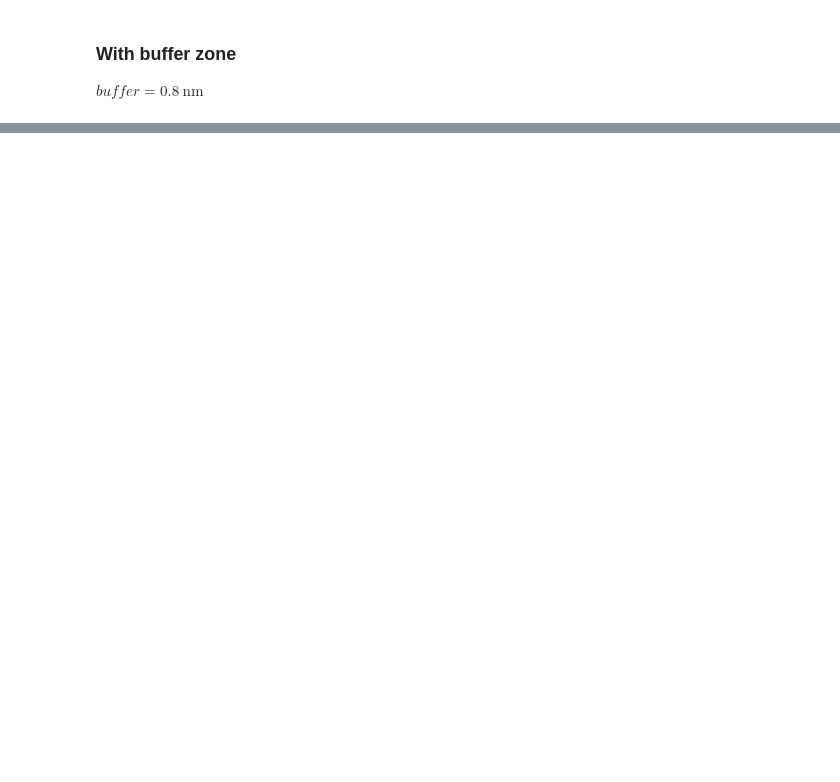
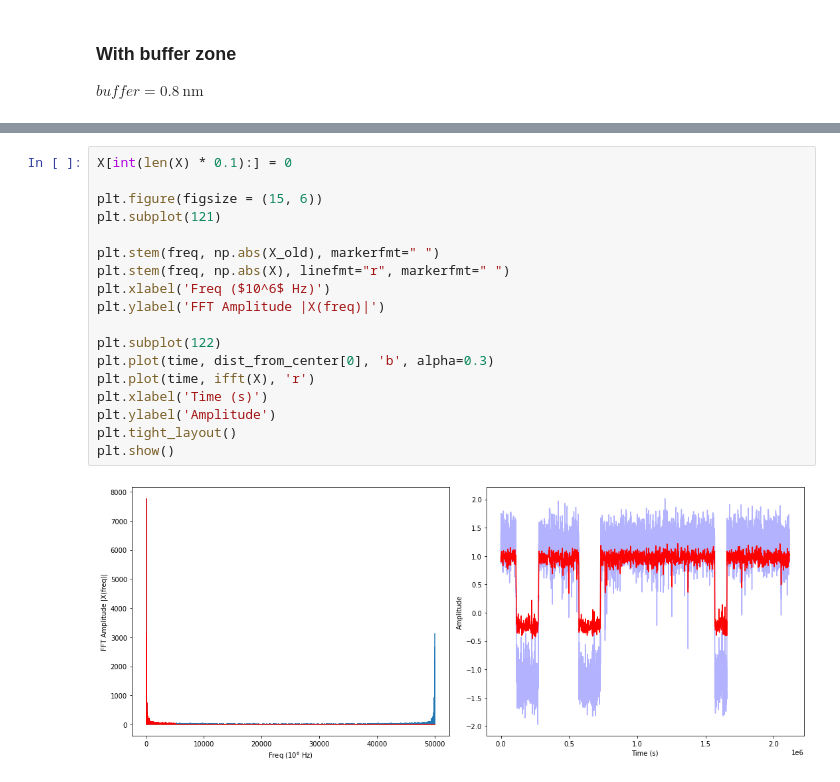
Before and after one commit to KoenWestendorp/programming-for-life-sciences, a Jupyter notebook: assignment_3/cholesterol/cholesterol.ipynb, the cells around one changed output, grey strips where cells are left out. Drawn from its saved outputs; the diff is of its cells as text; blank space fills up the shorter version.

```diff
--- a/assignment_3/cholesterol/cholesterol.ipynb
+++ b/assignment_3/cholesterol/cholesterol.ipynb
@@ -203,0 +246,20 @@ Average residence time between flips: 0.011054 𝜇s
+# %%
+X[int(len(X) * 0.1):] = 0
+
+plt.figure(figsize = (15, 6))
+plt.subplot(121)
+
+plt.stem(freq, np.abs(X_old), markerfmt=" ")
+plt.stem(freq, np.abs(X), linefmt="r", markerfmt=" ")
+plt.xlabel('Freq ($10^6$ Hz)')
+plt.ylabel('FFT Amplitude |X(freq)|')
+
+plt.subplot(122)
+plt.plot(time, dist_from_center[0], 'b', alpha=0.3)
+plt.plot(time, ifft(X), 'r')
+plt.xlabel('Time (s)')
+plt.ylabel('Amplitude')
+plt.tight_layout()
+plt.show()
+# %% [output]
+[figure, added]
```
Also changed, not shown: parts of 11 cells of this notebook.
